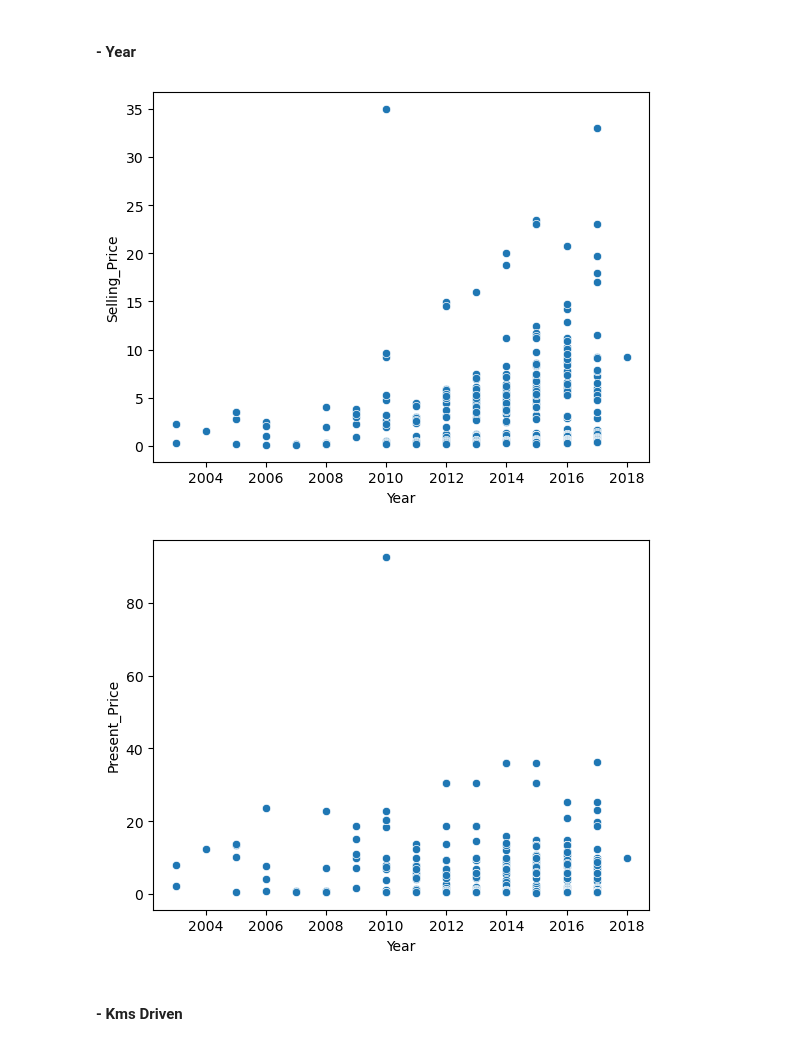
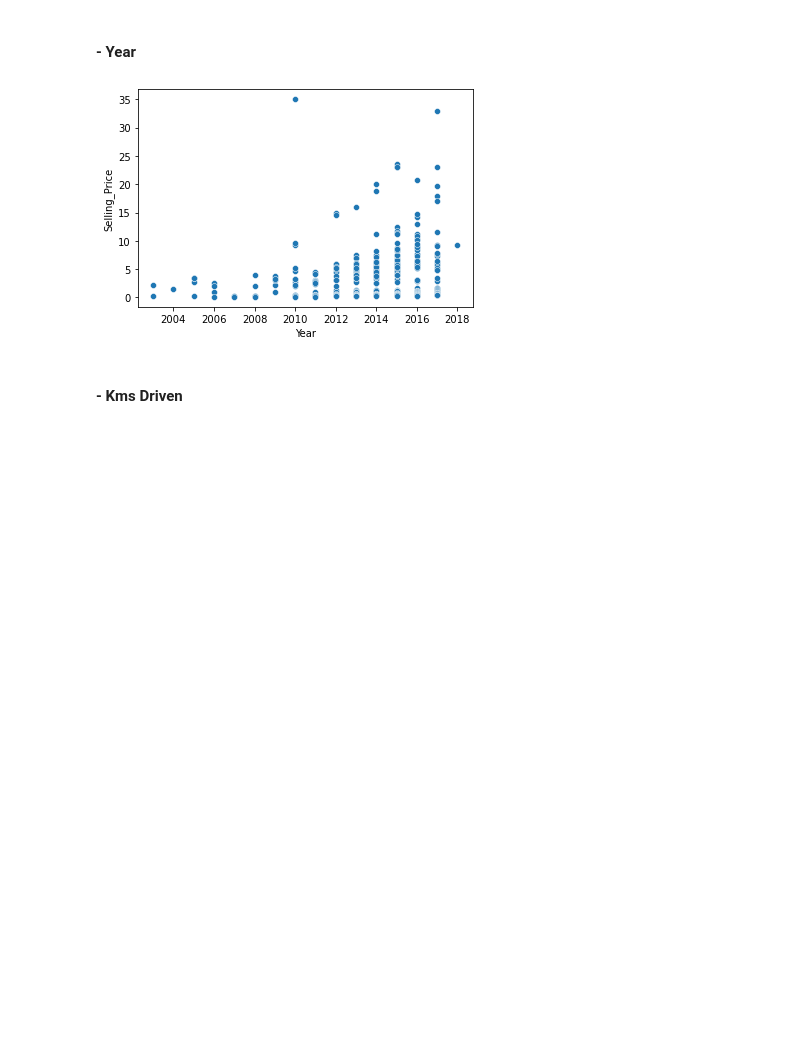
Before and after one commit to lebair-pierre-alexis/new_car, a Jupyter notebook: NewCar.ipynb, the cells around one changed output. Cells and saved outputs as stored; diff of their text form; code cells hidden in the pictures; blank space fills up the shorter version.

Commit message:
Presentation and notebook final

```diff
--- a/NewCar.ipynb
+++ b/NewCar.ipynb
@@ -15,7 +17,7 @@ from sklearn.linear_model import LinearRegression
 # %% [markdown]
 #### Reading Data
 # %%
-car_data = pd.read_csv("c:/Users/pierr/Travail/Notebook/NewCar/carData.csv")
+car_data = pd.read_csv("c:/Users/admin/Jupyter AI/carData.csv")
 print(car_data)
 car_data.info()
 # %% [output]
@@ -120,11 +132,8 @@ We will be using catplots to analyse if some of the data have influence of the p
 # %%
 sns.scatterplot(x="Year", y="Selling_Price", data=car_data)
 plt.show()
-sns.scatterplot(x="Year", y="Present_Price", data=car_data)
-plt.show()
 # %% [output]
-[figure, old version]
+[figure, new version]
-[figure, removed]
 # %% [markdown]
 #### - Kms Driven
 # %%
```
Also changed, not shown: parts of 28 cells of this notebook, 3 other files.
